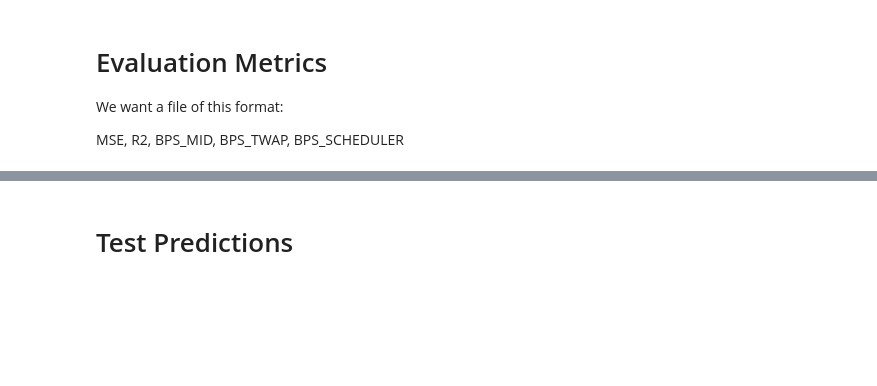
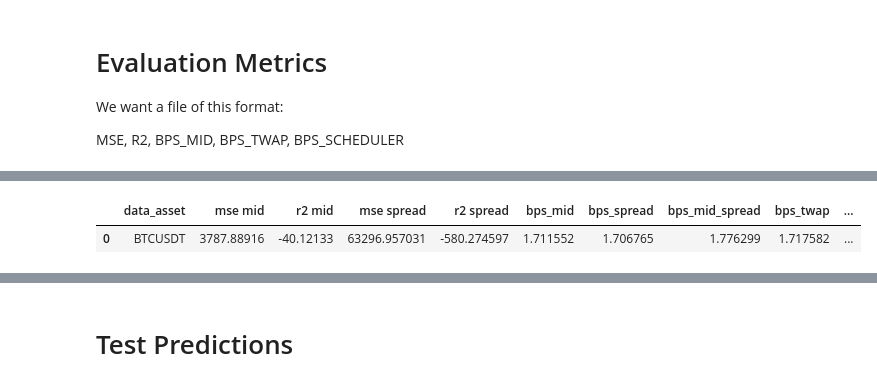
Before and after one commit to JosephZacharyGawlik/Ultramarin, a Jupyter notebook: mhf-spread.ipynb, the cells around one changed output, grey strips where cells are left out. Drawn from its saved outputs; the diff is of its cells as text; code cells hidden in the pictures; blank space fills up the shorter version.

```diff
--- a/mhf-spread.ipynb
+++ b/mhf-spread.ipynb
@@ -508,7 +679,7 @@ The ideal model that combines Mid and Spread as evaluated previously was 1/6 mid
 # %%
 # Implementation error for the baseline (TWAP)
 
-K_SECONDS = 14  # TWAP window: last K seconds
+K_SECONDS = 60  # TWAP window: last K seconds
 
 baseline_bps = []
 
@@ -761,7 +988,7 @@ MSE, R2, BPS_MID, BPS_TWAP, BPS_SCHEDULER
 model.eval()
 
 # Per-instrument normalization stats for VALIDATION set
-mid_idx = {col: i for i, col in enumerate(FEATURE_COLS)}["mid_price"]
+mid_idx = {col: i for i, col in enumerate(FEATURE_COLS)}["target"]
 val_mid_mean = train_scalers["val_feat_means"][:, :, mid_idx]  # [1, num_val_ids]
 val_mid_std  = train_scalers["val_feat_stds"][:, :, mid_idx]   # [1, num_val_ids]
 
@@ -790,12 +1017,6 @@ targets_denorm = all_targets * mid_s + mid_m
 preds_denorm = all_preds * mid_s + mid_m
 
 # --- Step 3: Compute R2 and MSE in raw dollar space ---
-global_mean_raw = targets_denorm.mean().item()
-
-ss_res = ((targets_denorm - preds_denorm) ** 2).sum().item()
-ss_tot = ((targets_denorm - global_mean_raw) ** 2).sum().item()
-
-final_r2 = 1 - (ss_res / ss_tot)
 
 # per-instrument means
 y_mean = targets_denorm.mean(dim=1, keepdim=True)
@@ -809,19 +1030,76 @@ final_r2 = r2_per_inst.mean().item()
 
 final_mse = ((preds_denorm - targets_denorm) ** 2).mean().item()
 
-print(f"Denormalized MSE: {final_mse:.6f}")
-print(f"Denormalized R2:  {final_r2:.6f}")
+print(f"Denormalized MSE mid: {final_mse:.6f}")
+print(f"Denormalized R2 mid:  {final_r2:.6f}")
+
+# # # # # # # # # # # # # # # # # # # # # # # # # # # # # # spread
+model_s.eval()
+
+# Per-instrument normalization stats for VALIDATION set
+mid_idx = {col: i for i, col in enumerate(FEATURE_COLS)}["target"]
+val_mid_mean = train_scalers["val_feat_means"][:, :, mid_idx]  # [1, num_val_ids]
+val_mid_std  = train_scalers["val_feat_stds"][:, :, mid_idx]   # [1, num_val_ids]
+
+# --- Step 1: Collect all targets and predictions ---
+all_targets = []
+all_preds = []
+
+with torch.no_grad():
+    for x_batch, y_batch, target in val_loader:
+        x_batch = x_batch.to(config.device)
+        pred = model_s(x_batch, y_teacher=None).cpu()  # [B, 60]
+        target = target.cpu()                          # [B, 60]
+
+        all_targets.append(target)
+        all_preds.append(pred)
+
+all_targets = torch.cat(all_targets)  # [num_val_ids, 60]
+all_preds = torch.cat(all_preds)      # [num_val_ids, 60]
+
+# --- Step 2: Denormalize to raw dollar space ---
+# val_mid_mean/val_mid_std shape: [1, num_val_ids] -> [num_val_ids, 1] for broadcasting
+mid_m = val_mid_mean.squeeze(0).unsqueeze(1).cpu()  # [num_val_ids, 1]
+mid_s = val_mid_std.squeeze(0).unsqueeze(1).cpu()   # [num_val_ids, 1]
+
+targets_denorm = all_targets * mid_s + mid_m
+preds_denorm = all_preds * mid_s + mid_m
+
+# --- Step 3: Compute R2 and MSE in raw dollar space ---
+
+# per-instrument means
+y_mean = targets_denorm.mean(dim=1, keepdim=True)
+
+# sums of squares per instrument
+ss_res = ((targets_denorm - preds_denorm) ** 2).sum(dim=1)
+ss_tot = ((targets_denorm - y_mean) ** 2).sum(dim=1)
+
+r2_per_inst = 1 - ss_res / ss_tot
+final_r2_s = r2_per_inst.mean().item()
+
+final_mse_s = ((preds_denorm - targets_denorm) ** 2).mean().item()
+
+print(f"Denormalized MSE spread: {final_mse_s:.6f}")
+print(f"Denormalized R2 spread:  {final_r2_s:.6f}")
+
+# # # # # # # # # # # # # # # # # # # # # # # # # # # # # #
 
 metrics_df = pd.DataFrame({
     'data_asset': [data_asset],
-    'mse': [final_mse],
-    'r2': [final_r2],
+    'mse mid': [final_mse],
+    'r2 mid': [final_r2],
+    'mse spread': [final_mse_s],
+    'r2 spread': [final_r2_s],
     'bps_mid': [model_bps.mean().item()],
+    'bps_spread': [model_s_bps.mean().item()],
+    'bps_mid_spread': [model_ms_bps.mean().item()],
     'bps_twap': [baseline_bps.mean().item()],
+    'bps_14_twap': [baseline_14_bps.mean().item()],
     'bps_scheduler': [scheduler_bps.mean().item()]
 })
 
-target_path = base_path / "eval_df.parquet"
-metrics_df.to_parquet(target_path, index=False, engine='pyarrow')
-print(f"Saved eval metrics to: {target_path}")
+# target_path = base_path / "eval_df.parquet"
+# metrics_df.to_parquet(target_path, index=False, engine='pyarrow')
+# print(f"Saved eval metrics to: {target_path}")
+metrics_df
 # %% [output]
@@ -830,0 +1110,2 @@ Saved eval metrics to: positions_joe/BTCUSDT/eval_df.parquet
+|  | data_asset | mse mid | r2 mid | mse spread | r2 spread | bps_mid | bps_spread | bps_mid_spread | bps_twap | ... |
+| 0 | BTCUSDT | 3787.88916 | -40.12133 | 63296.957031 | -580.274597 | 1.711552 | 1.706765 | 1.776299 | 1.717582 | ... |
```
Also changed, not shown: parts of 13 cells of this notebook, 2 other files.
